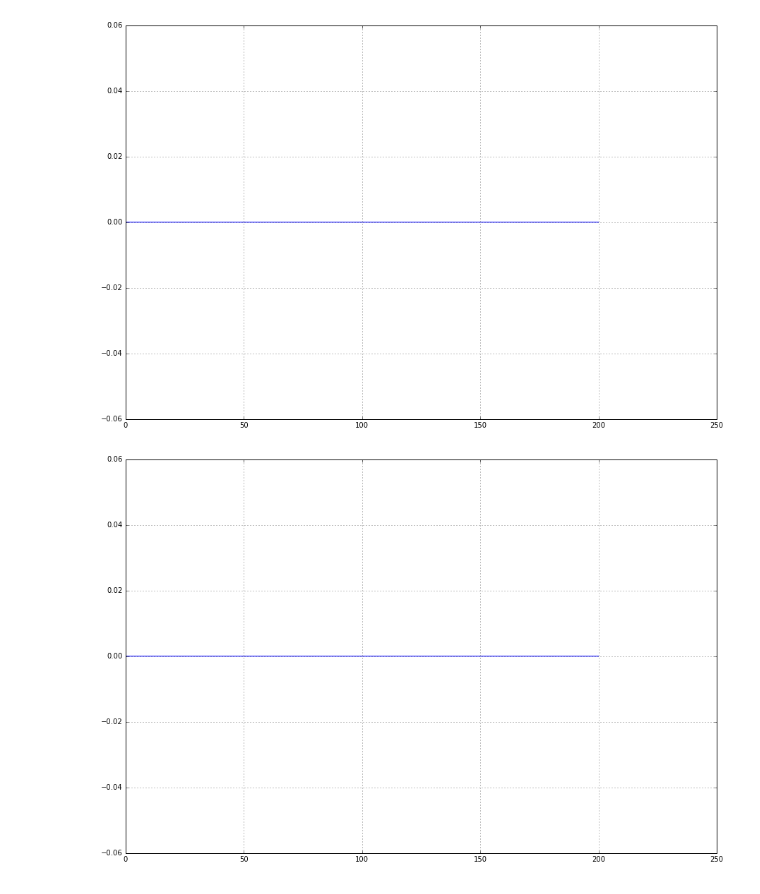
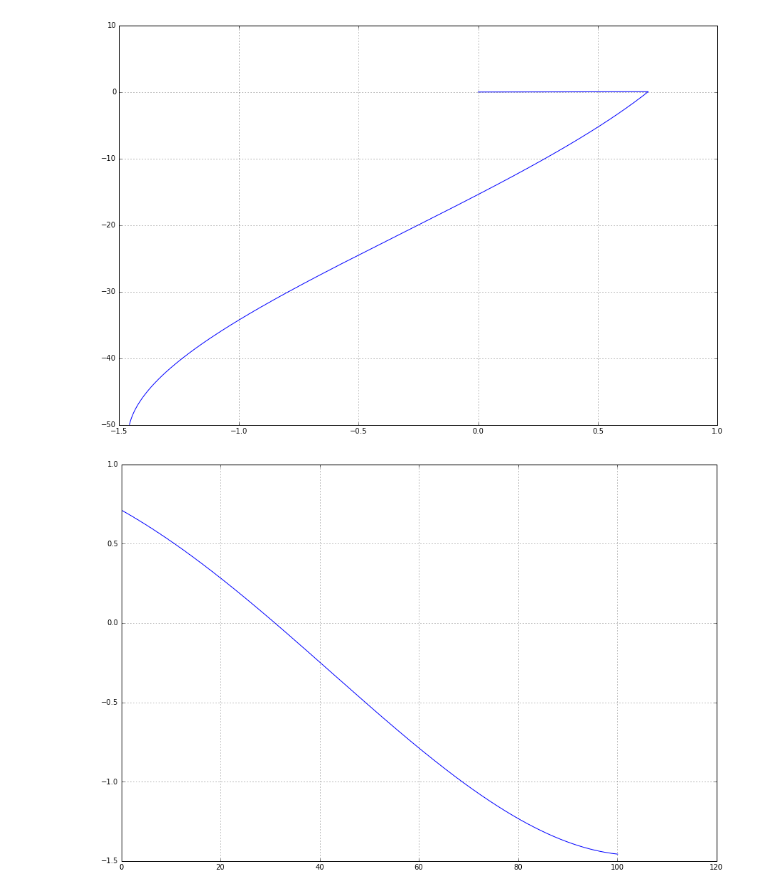
Before and after one commit to ssc7q/fpga_regulator, a Jupyter notebook: KA.ipynb, the cells around one changed output. Cells and saved outputs as stored; diff of their text form; code cells hidden in the pictures.

```diff
--- a/KA.ipynb
+++ b/KA.ipynb
@@ -11,16 +11,16 @@ def getM(Mp, Mm):
 
 h = 0.05
 t, wx, wy, wz, R0, R1, R2, R3, P0, P1, P2, P3, Q0, Q1, Q2, Q3, u1, u2, u3 = (0 for _ in range(19))
-R0=1
-#R0=math.cos(3.14/8)
-R3=0
-#wz=0.1
+
+R0=math.cos(3.14/8)
+R3=math.sin(3.14/8)
+wz=0.1
 
 wz_list = [0]
 t_list = [0]
 R3_list = [0]
 
-while t<200:
+while t<100:
     #кватернион рассогласования за h
     P1 = wx*h*0.5
     P2 = wy*h*0.5
@@ -40,7 +40,7 @@ while t<200:
 
     u1 = 2*(Q0*Q1) + wx
     u2 = 2*(Q0*Q2) + wy
-    u3 = 2*(Q0*Q3) + wz
+    u3 = 2*(Q0*Q3-0.707) + wz
 
 
     if (u1>0):
@@ -94,14 +94,14 @@ import matplotlib.pyplot as pp
 # %%
 fig, ax = pp.subplots(figsize=(15,10))
 
-ax.plot(t_list, wz_list)
+ax.plot(R3_list, wz_list)
 ax.grid(True)
 # %% [output]
-[figure, old version]
+[figure, new version]
 # %%
 fig, ax = pp.subplots(figsize=(15,10))
 
 ax.plot(t_list, R3_list)
 ax.grid(True)
 # %% [output]
-[figure, old version]
+[figure, new version]
```
